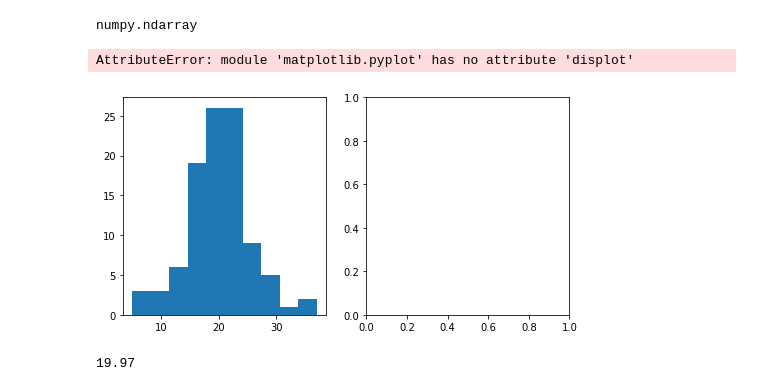
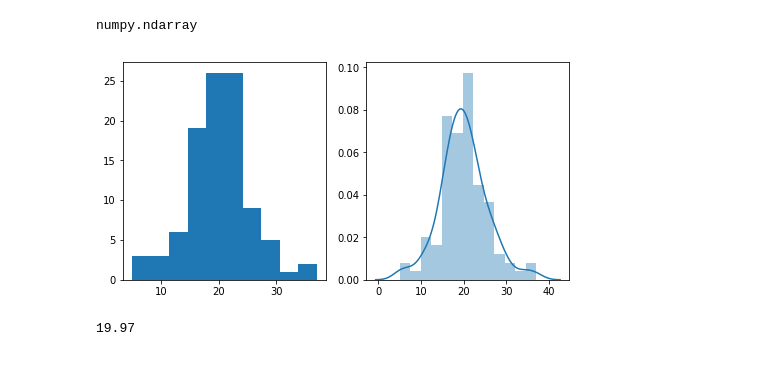
Before and after one commit to dieptran43/Basic_Mathematics, a Jupyter notebook: Unit_05_Statistic/Ex1_Descriptive_Statistic_Count_Cars.ipynb, the cells around one changed output. Saved outputs shown, nothing was run; the diff lists cells and outputs as text; code cells hidden in the pictures.

```diff
--- a/Unit_05_Statistic/Ex1_Descriptive_Statistic_Count_Cars.ipynb
+++ b/Unit_05_Statistic/Ex1_Descriptive_Statistic_Count_Cars.ipynb
@@ -46,14 +46,13 @@ import seaborn as sns
 # %%
 # Vẽ biểu đồ phân phối tần suất của cars_array
 plt.figure(figsize = (8,4))
 plt.subplot(1,2,1)
 plt.hist(cars_array)
 plt.subplot(1,2,2)
-plt.displot(cars_array)
+sns.distplot(cars_array)
 plt.show()
 # %% [output]
-AttributeError: module 'matplotlib.pyplot' has no attribute 'displot'
-[figure, old version]
+[figure, new version]
 # %%
 # Thống kê cơ bản cho cars_array, mean, median, mode, max, min
 # %%
```
Also changed, not shown: 2 other files.
